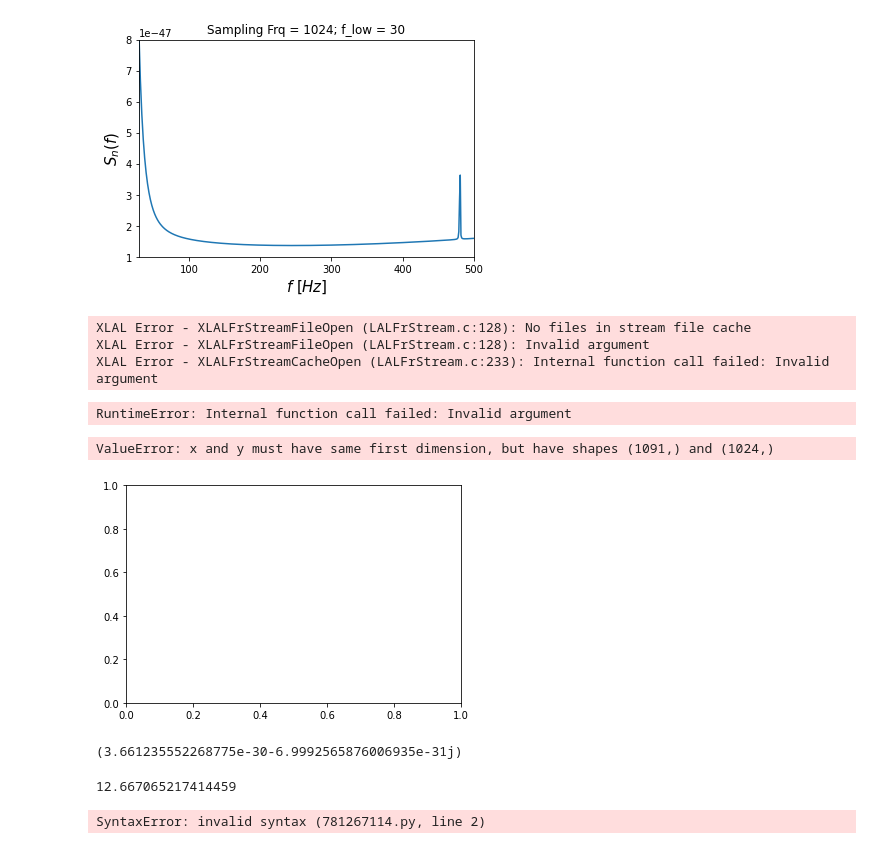
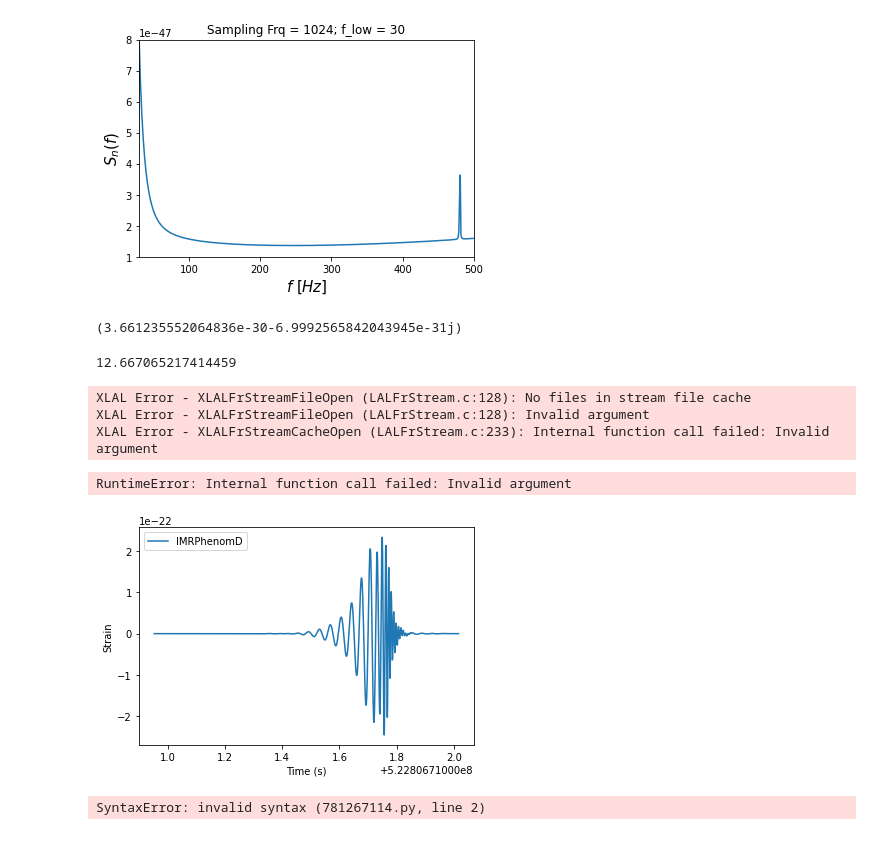
Before and after one commit to jhyland01/p_astro_project, a Jupyter notebook: pycbc_snr.ipynb, the cells around one changed output. Drawn from its saved outputs; the diff is of its cells as text; code cells hidden in the pictures.

```diff
--- a/pycbc_snr.ipynb
+++ b/pycbc_snr.ipynb
@@ -192,6 +199,29 @@ plt.xlim([30, 500])
 # %% [output]
 (30.0, 500.0)
 [figure]
+# %%
+from scipy import signal
+def get_snr(data, T_obs, fs, psd, fmin):
+
+    N = int(T_obs * fs)
+    df = 1.0 / T_obs
+    dt = 1.0 / fs
+    fidx = int(fmin / df)
+    win = signal.tukey(N, alpha=(1.0 / 8.0))
+    idx = np.argwhere(psd > 0.0)
+    invpsd = np.zeros(psd.size)
+    invpsd[idx] = 1.0 / psd[idx]
+    xf = np.fft.rfft(data*win)*dt
+    print(xf[500])
+    SNRsq = 4.0 * np.sum((np.abs(xf[fidx:]) **2 ) * invpsd[fidx:]) * df
+    return np.sqrt(SNRsq)
+
+
+
+get_snr(h, 1, 1024, psd, 30)
+# %% [output]
+(3.661235552064836e-30-6.9992565842043945e-31j)
+12.667065217414459
 # %%
 
 ifos = ['H1', 'L1', 'V1']
@@ -254,59 +284,35 @@ def h_t(hp, hc, Fp, Fc, inc):
     ht = hp*Fp*(1+(np.cos(inc))**2) + hc*Fc*(2*np.cos(inc))
 
     return ht
 
 approximant =  'IMRPhenomD'
 
 hp, hc = h_pluscross(approximant, 150, 50, 0.9, 0.5, 5500)
 
 d = Detector("H1")
 ra = 1.7
 dec = 1.7
 pol = 0.2
 inc = 0
 time = 522806711
 
 hp.start_time = hc.start_time = time
 ht = d.project_wave(hp, hc, ra, dec, pol)
 
 # Fp, Fc = antenna(np.pi, np.pi, 0 )
 # h = h_t(hp, hc, Fp, Fc, 0.2)
 
 times = np.array(ht.sample_times)
 h = np.array(ht)[-1024:]
 times=times[-1024:]
 
-pylab.plot(ht.sample_times, h, label=approximant)
+pylab.plot(ht.sample_times, ht, label=approximant)
 pylab.ylabel('Strain')
 pylab.xlabel('Time (s)')
 pylab.legend()
 pylab.show()
 # %% [output]
-ValueError: x and y must have same first dimension, but have shapes (1091,) and (1024,)
-[figure, old version]
+[figure, new version]
-# %%
-from scipy import signal
-def get_snr(data, T_obs, fs, psd, fmin):
-
-    N = int(T_obs * fs)
-    df = 1.0 / T_obs
-    dt = 1.0 / fs
-    fidx = int(fmin / df)
-    win = signal.tukey(N, alpha=(1.0 / 8.0))
-    idx = np.argwhere(psd > 0.0)
-    invpsd = np.zeros(psd.size)
-    invpsd[idx] = 1.0 / psd[idx]
-    xf = np.fft.rfft(data*win)*dt
-    print(xf[500])
-    SNRsq = 4.0 * np.sum((np.abs(xf[fidx:]) **2 ) * invpsd[fidx:]) * df
-    return np.sqrt(SNRsq)
-
-
-
-get_snr(h, 1, 1024, psd, 30)
-# %% [output]
-(3.661235552268775e-30-6.9992565876006935e-31j)
-12.667065217414459
 # %%
 # pycbc_condition_strain \
 #     --fake-strain aLIGOAdVO4T1800545 \
```
Also changed, not shown: parts of 2 cells of this notebook.
